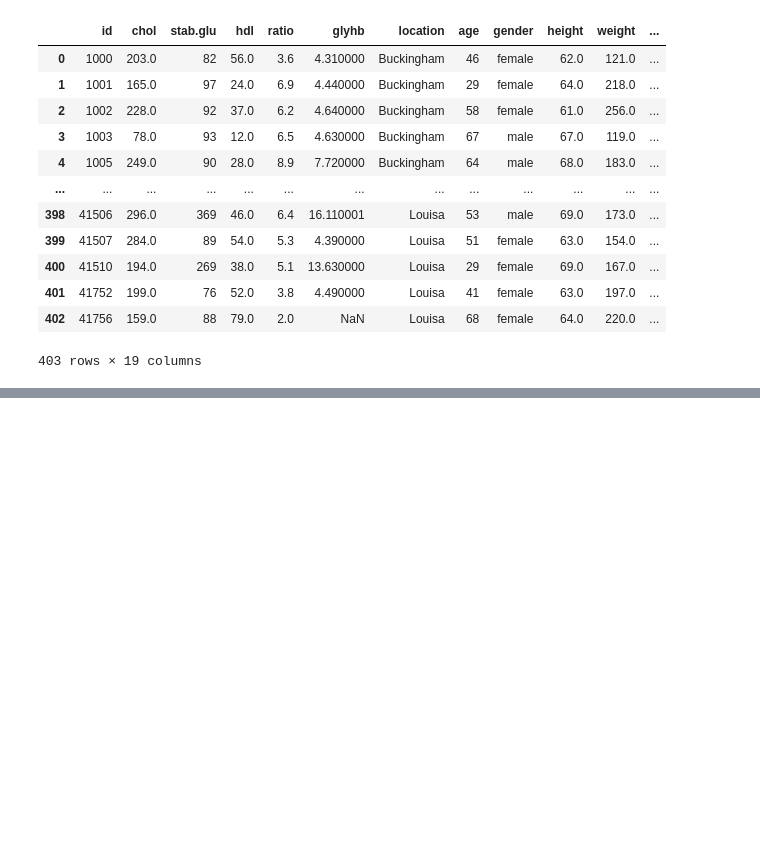
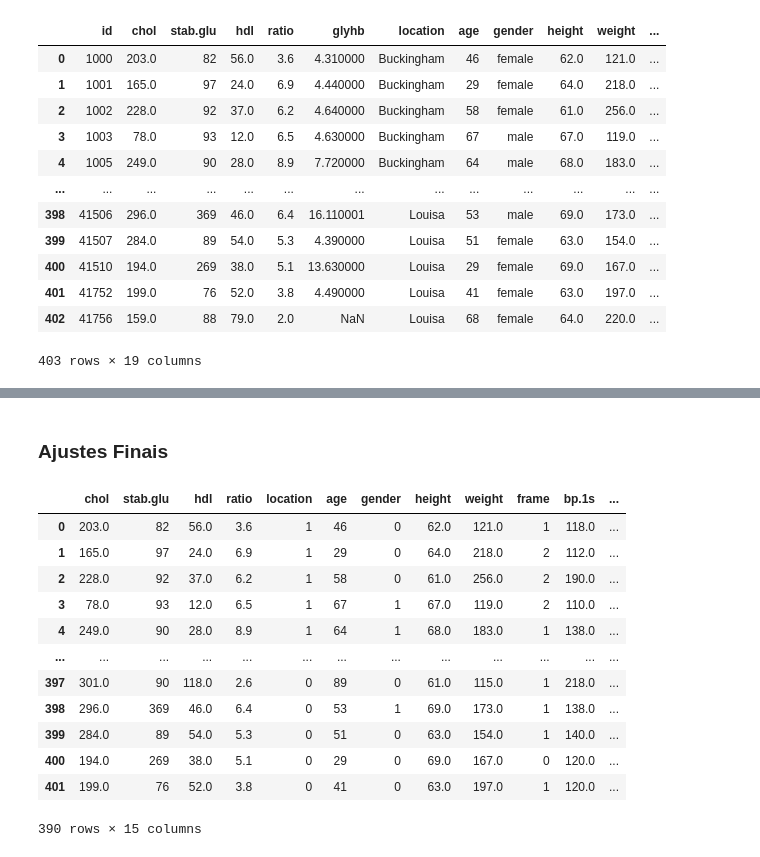
Before and after one commit to KalimaraPeleteiro/Viventis-DataRepository, a Jupyter notebook: features/diabetes/notebooks/imtkaggleteam.ipynb, the cells around one changed output, grey strips where cells are left out. Drawn from its saved outputs; the diff is of its cells as text; code cells hidden in the pictures; blank space fills up the shorter version.

```diff
--- a/features/diabetes/notebooks/imtkaggleteam.ipynb
+++ b/features/diabetes/notebooks/imtkaggleteam.ipynb
@@ -19,0 +149,2 @@ dataset
+# %%
+dataset.frame.fillna("medium", inplace=True)
@@ -19,0 +171,2 @@ dataset
+# %%
+dataset.location.replace(["Louisa", "Buckingham"], [0, 1], inplace=True)
@@ -19,0 +201,21 @@ dataset
+# %% [markdown]
+### Ajustes Finais
+# %%
+y = dataset["diabetic"]
+x = dataset.drop("diabetic", axis=1)
+
+x
+# %% [output]
+|  | chol | stab.glu | hdl | ratio | location | age | gender | height | weight | frame | bp.1s | ... |
+| 0 | 203.0 | 82 | 56.0 | 3.6 | 1 | 46 | 0 | 62.0 | 121.0 | 1 | 118.0 | ... |
+| 1 | 165.0 | 97 | 24.0 | 6.9 | 1 | 29 | 0 | 64.0 | 218.0 | 2 | 112.0 | ... |
+| 2 | 228.0 | 92 | 37.0 | 6.2 | 1 | 58 | 0 | 61.0 | 256.0 | 2 | 190.0 | ... |
+| 3 | 78.0 | 93 | 12.0 | 6.5 | 1 | 67 | 1 | 67.0 | 119.0 | 2 | 110.0 | ... |
+| 4 | 249.0 | 90 | 28.0 | 8.9 | 1 | 64 | 1 | 68.0 | 183.0 | 1 | 138.0 | ... |
+| ... | ... | ... | ... | ... | ... | ... | ... | ... | ... | ... | ... | ... |
+| 397 | 301.0 | 90 | 118.0 | 2.6 | 0 | 89 | 0 | 61.0 | 115.0 | 1 | 218.0 | ... |
+| 398 | 296.0 | 369 | 46.0 | 6.4 | 0 | 53 | 1 | 69.0 | 173.0 | 1 | 138.0 | ... |
+| 399 | 284.0 | 89 | 54.0 | 5.3 | 0 | 51 | 0 | 63.0 | 154.0 | 1 | 140.0 | ... |
+| 400 | 194.0 | 269 | 38.0 | 5.1 | 0 | 29 | 0 | 69.0 | 167.0 | 0 | 120.0 | ... |
+| 401 | 199.0 | 76 | 52.0 | 3.8 | 0 | 41 | 0 | 63.0 | 197.0 | 1 | 120.0 | ... |
+390 rows × 15 columns
```
Also changed, not shown: parts of 30 cells of this notebook.
